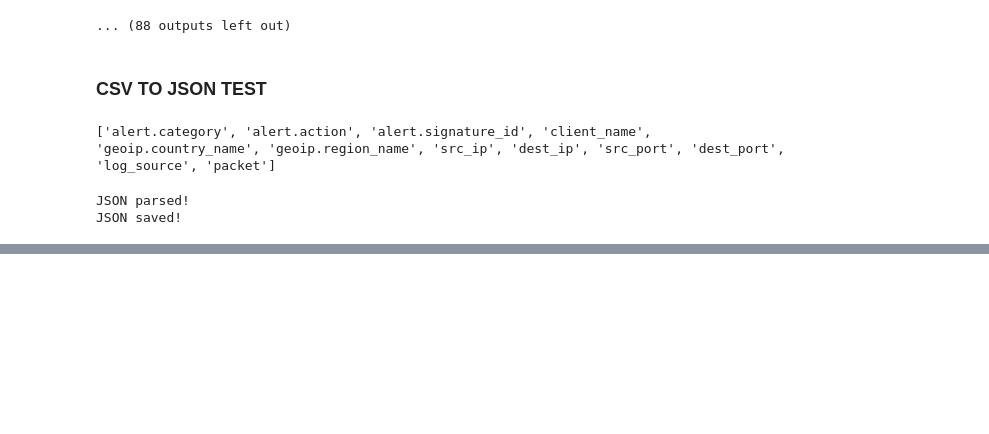
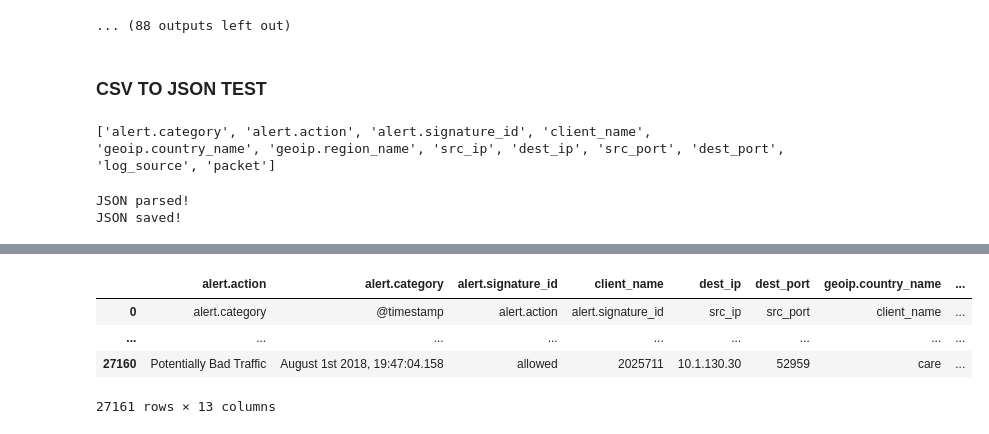
Before and after one commit to juanerolon/elastic-playground, a Jupyter notebook: Alert_Analysis_Prototyping.ipynb, the cells around one changed output, grey strips where cells are left out. Saved outputs shown, nothing was run; the diff lists cells and outputs as text; code cells hidden in the pictures; blank space fills up the shorter version.

Commit message:
refactor: checks csv to json conversion

```diff
--- a/Alert_Analysis_Prototyping.ipynb
+++ b/Alert_Analysis_Prototyping.ipynb
@@ -245,0 +235,8 @@ JSON saved!
+# %%
+# json to dataframe conversion
+dfjson = pd.read_json(datasets_path + 'search_logs_1_large.json', orient='records')
+jsoncols = list(dfjson.columns)
+print("All labels in data:\n")
+display(jsoncols)
+print("")
+print(dfjson.index)
@@ -245,0 +264,8 @@ JSON saved!
+# %%
+display(dfjson)
+# %% [output]
+|  | alert.action | alert.category | alert.signature_id | client_name | dest_ip | dest_port | geoip.country_name | ... |
+| 0 | alert.category | @timestamp | alert.action | alert.signature_id | src_ip | src_port | client_name | ... |
+| ... | ... | ... | ... | ... | ... | ... | ... | ... |
+| 27160 | Potentially Bad Traffic | August 1st 2018, 19:47:04.158 | allowed | 2025711 | 10.1.130.30 | 52959 | care | ... |
+27161 rows × 13 columns
```
Also changed, not shown: parts of 4 cells of this notebook.
